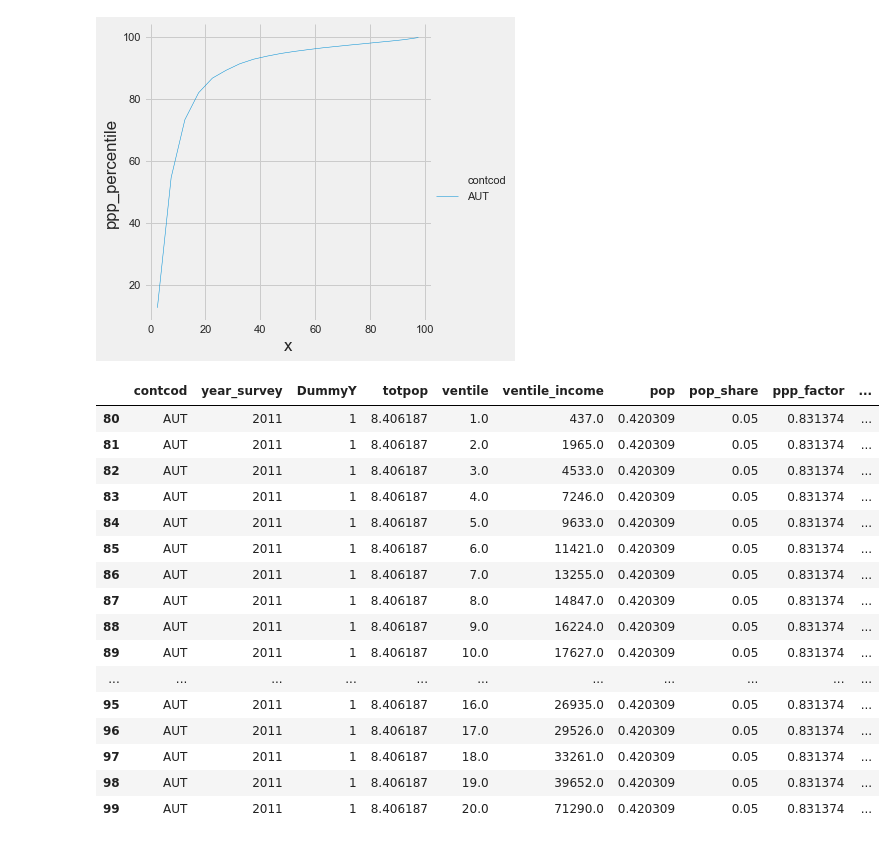
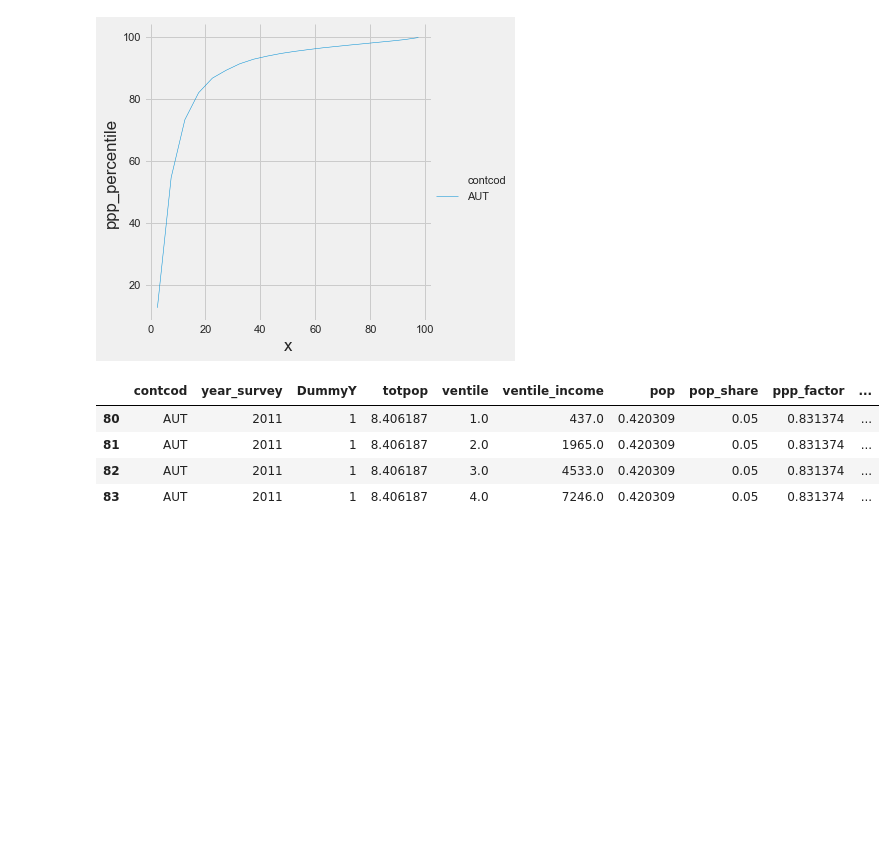
Before and after one commit to whyboris/Global-Income-Distribution, a Jupyter notebook: income_dist_2011.ipynb, the cells around one changed output. Saved outputs shown, nothing was run; the diff lists cells and outputs as text; code cells hidden in the pictures; blank space fills up the shorter version.

```diff
--- a/income_dist_2011.ipynb
+++ b/income_dist_2011.ipynb
@@ -146,5 +146,7 @@ Country code `KOS` and `TWN` and `ZMB` were giving me trouble when trying to loo
 # %%
 df = df.drop(df[df['contcod'] == 'KOS'].index)
+# %%
+df = df.drop(df[df['contcod'] == 'BLR'].index)
 # %%
 df = df.drop(df[df['contcod'] == 'TWN'].index)
 # %%
@@ -1217,22 +1230,10 @@ sns.relplot(
 <seaborn.axisgrid.FacetGrid at 0x...>
 [figure]
 # %%
-df.loc[df['contcod'].isin(['AUT'])]
+df.loc[df['contcod'].isin(['AUT'])].head(4)
 # %% [output]
 |  | contcod | year_survey | DummyY | totpop | ventile | ventile_income | pop | pop_share | ppp_factor | ... |
 | 80 | AUT | 2011 | 1 | 8.406187 | 1.0 | 437.0 | 0.420309 | 0.05 | 0.831374 | ... |
 | 81 | AUT | 2011 | 1 | 8.406187 | 2.0 | 1965.0 | 0.420309 | 0.05 | 0.831374 | ... |
 | 82 | AUT | 2011 | 1 | 8.406187 | 3.0 | 4533.0 | 0.420309 | 0.05 | 0.831374 | ... |
 | 83 | AUT | 2011 | 1 | 8.406187 | 4.0 | 7246.0 | 0.420309 | 0.05 | 0.831374 | ... |
-| 84 | AUT | 2011 | 1 | 8.406187 | 5.0 | 9633.0 | 0.420309 | 0.05 | 0.831374 | ... |
-| 85 | AUT | 2011 | 1 | 8.406187 | 6.0 | 11421.0 | 0.420309 | 0.05 | 0.831374 | ... |
-| 86 | AUT | 2011 | 1 | 8.406187 | 7.0 | 13255.0 | 0.420309 | 0.05 | 0.831374 | ... |
-| 87 | AUT | 2011 | 1 | 8.406187 | 8.0 | 14847.0 | 0.420309 | 0.05 | 0.831374 | ... |
-| 88 | AUT | 2011 | 1 | 8.406187 | 9.0 | 16224.0 | 0.420309 | 0.05 | 0.831374 | ... |
-| 89 | AUT | 2011 | 1 | 8.406187 | 10.0 | 17627.0 | 0.420309 | 0.05 | 0.831374 | ... |
-| ... | ... | ... | ... | ... | ... | ... | ... | ... | ... | ... |
-| 95 | AUT | 2011 | 1 | 8.406187 | 16.0 | 26935.0 | 0.420309 | 0.05 | 0.831374 | ... |
-| 96 | AUT | 2011 | 1 | 8.406187 | 17.0 | 29526.0 | 0.420309 | 0.05 | 0.831374 | ... |
-| 97 | AUT | 2011 | 1 | 8.406187 | 18.0 | 33261.0 | 0.420309 | 0.05 | 0.831374 | ... |
-| 98 | AUT | 2011 | 1 | 8.406187 | 19.0 | 39652.0 | 0.420309 | 0.05 | 0.831374 | ... |
-| 99 | AUT | 2011 | 1 | 8.406187 | 20.0 | 71290.0 | 0.420309 | 0.05 | 0.831374 | ... |
```
Also changed, not shown: parts of 18 cells of this notebook.
